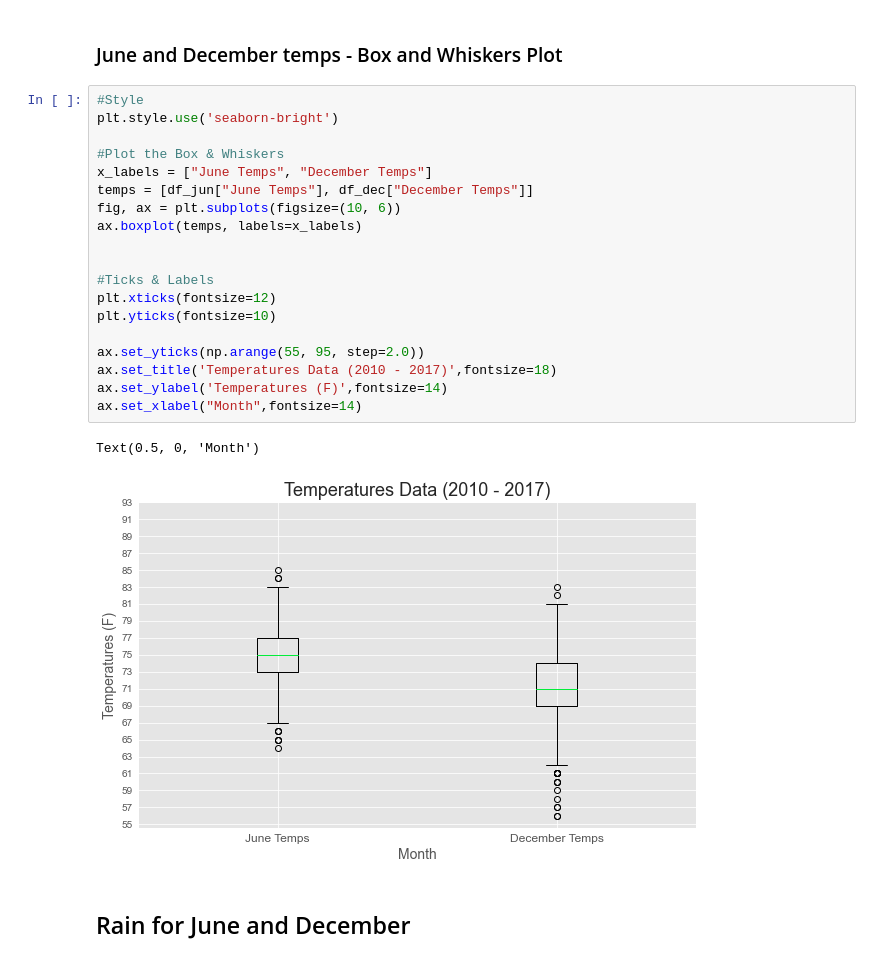
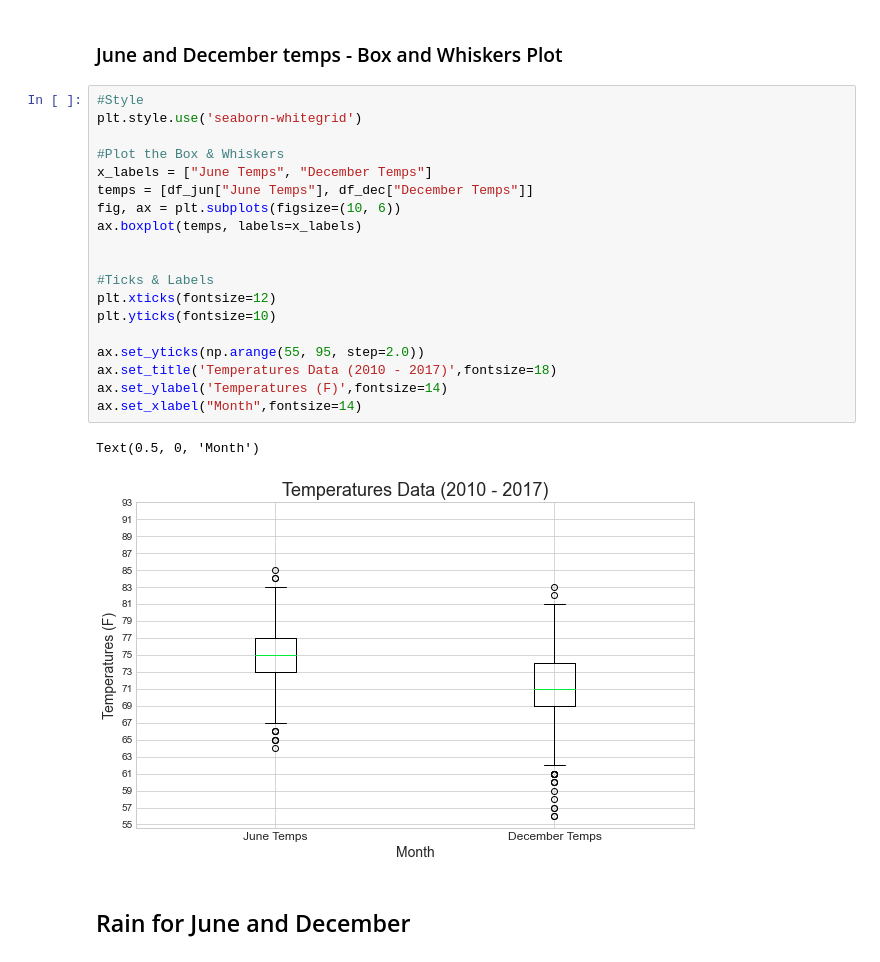
Before and after one commit to AndrejaCH/surfs_up, a Jupyter notebook: SurfsUp_Challenge.ipynb, the cells around one changed output. Saved outputs shown, nothing was run; the diff lists cells and outputs as text.

```diff
--- a/SurfsUp_Challenge.ipynb
+++ b/SurfsUp_Challenge.ipynb
@@ -83,26 +83,26 @@ df_dec.describe()
 ### June and December temps - Box and Whiskers Plot
 # %%
 #Style
-plt.style.use('seaborn-bright')
+plt.style.use('seaborn-whitegrid')
 
 #Plot the Box & Whiskers
 x_labels = ["June Temps", "December Temps"]
 temps = [df_jun["June Temps"], df_dec["December Temps"]]
 fig, ax = plt.subplots(figsize=(10, 6))
 ax.boxplot(temps, labels=x_labels)
 
 
 #Ticks & Labels
 plt.xticks(fontsize=12)
 plt.yticks(fontsize=10)
 
 ax.set_yticks(np.arange(55, 95, step=2.0))
 ax.set_title('Temperatures Data (2010 - 2017)',fontsize=18)
 ax.set_ylabel('Temperatures (F)',fontsize=14)
 ax.set_xlabel("Month",fontsize=14)
 # %% [output]
 Text(0.5, 0, 'Month')
-[figure, old version]
+[figure, new version]
 # %% [markdown]
 ## Rain for June and December
 # %% [markdown]
```
Also changed, not shown: parts of 1 cell of this notebook.
